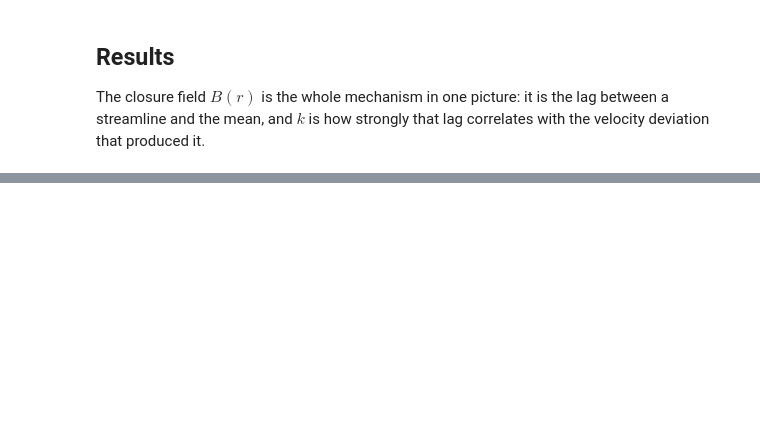
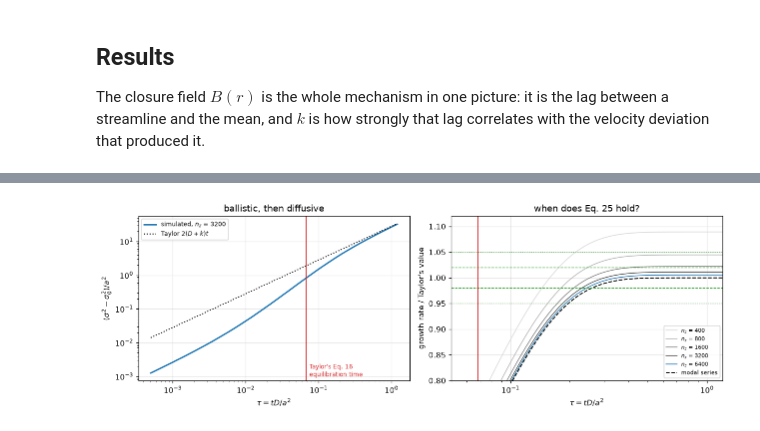
Before and after one commit to computational-chemical-engineering/pymrm-gallery, a Jupyter notebook: pages/A2.3-taylor-aris-dispersion/index.ipynb, the cells around one changed output, grey strips where cells are left out. Cells and saved outputs as stored; diff of their text form; code cells hidden in the pictures; blank space fills up the shorter version.

```diff
--- a/pages/A2.3-taylor-aris-dispersion/index.ipynb
+++ b/pages/A2.3-taylor-aris-dispersion/index.ipynb
@@ -841,0 +411,29 @@ in solvent flowing slowly through a tube*, Proc. R. Soc. Lond. A **219**(1137)
+# %%
+# The simulated growth rate on every rung against the series.
+fig, axes = plt.subplots(1, 2, figsize=(11.6, 4.0))
+_f = RUNS[3200]
+axes[0].loglog(_f.t[1:], _f.variance[1:] - _f.variance[0], color="tab:blue", lw=1.9,
+               label="simulated, $n_z$ = 3200")
+axes[0].loglog(_f.t[1:], 2 * TARGET * _f.t[1:], "k:", lw=1.4, label=r"Taylor $2(D+k)t$")
+axes[0].axvline(T_EQ, color="tab:red", lw=1.2)
+axes[0].text(T_EQ * 1.1, 1e-3, "Taylor's Eq. 16\nequilibration time", fontsize=8,
+             color="tab:red")
+axes[0].set(xlabel=r"$\tau = tD/a^2$", ylabel=r"$(\sigma^2 - \sigma_0^2)/a^2$",
+            title="ballistic, then diffusive")
+axes[0].legend(fontsize=8, loc="upper left")
+for n_z, col in zip(N_Z_LADDER, ("0.85", "0.7", "0.5", "0.3", "tab:blue")):
+    h = RUNS[n_z]
+    axes[1].semilogx(h.t[1:], h.rate[1:] / TARGET, color=col, lw=1.0, label=f"$n_z$ = {n_z}")
+_tt = np.logspace(-2.5, np.log10(TAU_END), 300)
+axes[1].semilogx(_tt, 1 + modal_deviation(_tt), "k--", lw=1.3, label="modal series")
+for band, st in ((0.05, ":"), (0.02, "--")):
+    axes[1].axhline(1 + band, color="tab:green", lw=0.9, ls=st)
+    axes[1].axhline(1 - band, color="tab:green", lw=0.9, ls=st)
+axes[1].axvline(T_EQ, color="tab:red", lw=1.2)
+axes[1].set(xlabel=r"$\tau = tD/a^2$", ylabel="growth rate / Taylor's value",
+            ylim=(0.8, 1.12), xlim=(0.05, TAU_END), title="when does Eq. 25 hold?")
+axes[1].legend(fontsize=7, loc="lower right")
+fig.tight_layout()
+plt.show()
+# %% [output]
+[figure, added]
```
Also changed, not shown: parts of 57 cells of this notebook, 8 other files.
